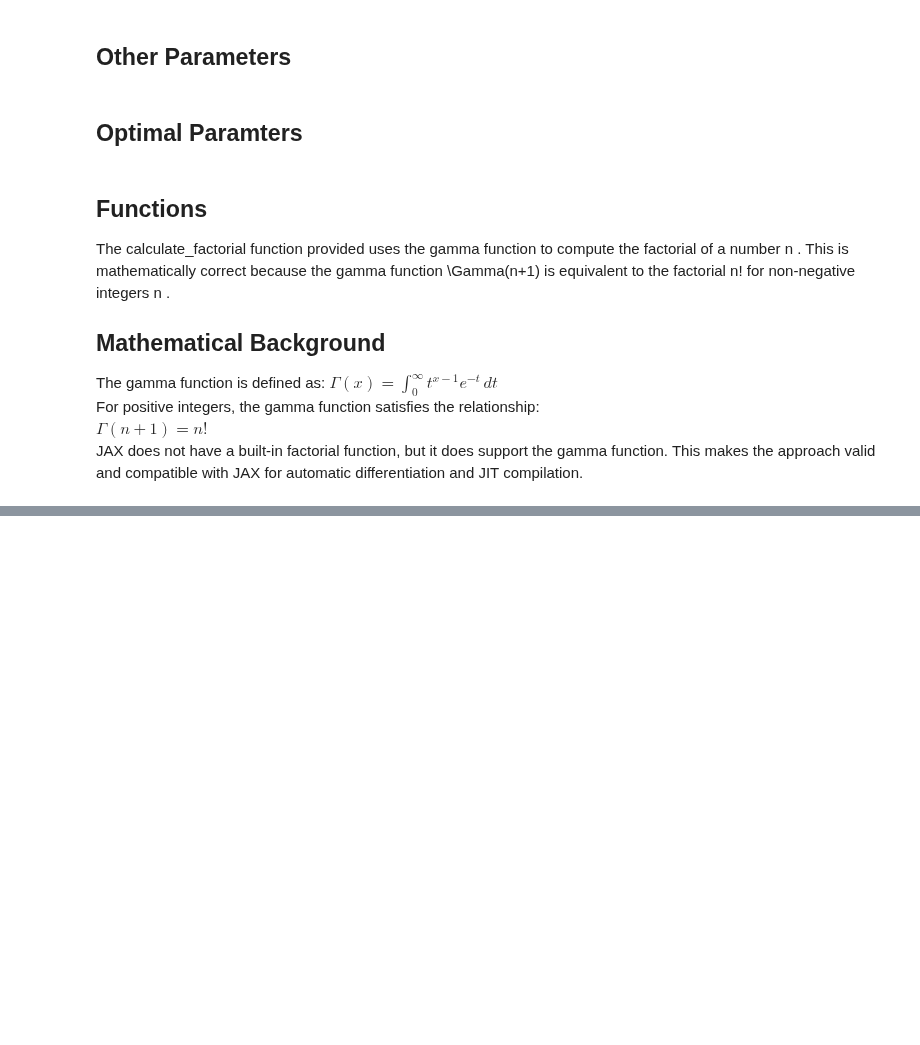
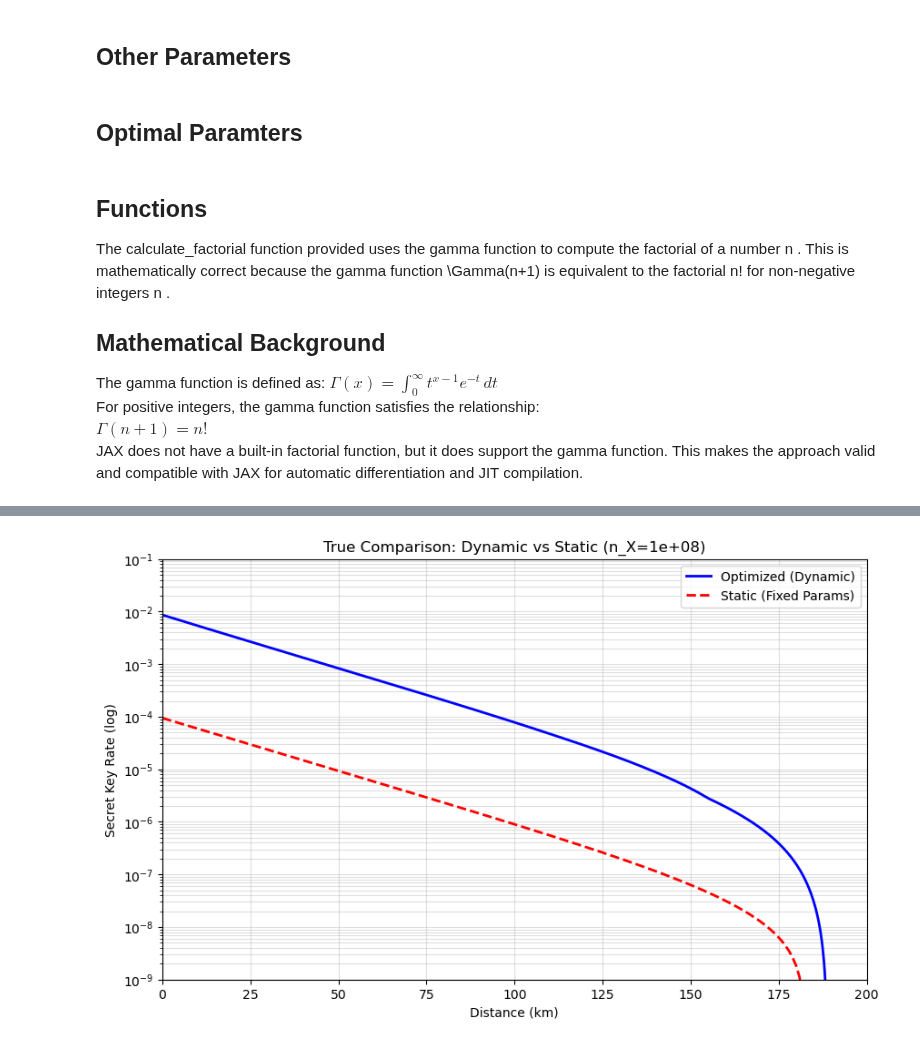
Before and after one commit to alanspace/QKD_KeyRate_Parameter_Optimization, a Jupyter notebook: Optimization/BB84_Parameters_2014_Optimization_Jax_updated.ipynb, the cells around one changed output, grey strips where cells are left out. Saved outputs shown, nothing was run; the diff lists cells and outputs as text; code cells hidden in the pictures; blank space fills up the shorter version.

```diff
--- a/Optimization/BB84_Parameters_2014_Optimization_Jax_updated.ipynb
+++ b/Optimization/BB84_Parameters_2014_Optimization_Jax_updated.ipynb
@@ -888,0 +843,64 @@ plt.show()
+# %%
+import numpy as np
+import matplotlib.pyplot as plt
+import json
+import glob
+import sys
+import os
+from src.qkd.model import calculate_key_rates_and_metrics # <-- Import raw physics function
+
+# --- 1. Load OPTIMIZED Data (Blue Line) ---
+search_path = "../Training_Data/n_X/good/reordered_qkd_grouped_dataset_*.json"
+files = sorted(glob.glob(search_path), reverse=True)
+if files:
+    with open(files[0], 'r') as f:
+        data = json.load(f)
+    target_nx = "100000000.0"
+    if target_nx in data:
+        opt_data = [d for d in data[target_nx] if d['key_rate'] > 0]
+        opt_L = [d['fiber_length'] for d in opt_data]
+        opt_R = [d['key_rate'] for d in opt_data]
+    else:
+        opt_L, opt_R = [], []
+else:
+    opt_L, opt_R = [], []
+
+# --- 2. Calculate STATIC Data (Red Line) ---
+# Parameters
+params_tuple = (0.34479867337905723, 0.19526100517866424, 0.21504895346866, 0.4645950203307233, 0.1)
+n_X = 1e8
+alpha = 0.2
+eta_Bob = 0.1
+P_dc_value = 6e-7
+epsilon_sec = 1e-10
+epsilon_cor = 1e-15
+f_EC = 1.16
+e_mis = 0.01
+P_ap = 0
+n_event = 1
+
+L_values = np.linspace(0, 200, 200)
+static_key_rates = []
+
+for L in L_values:
+    # Call RAW physics function (returns tuple of metrics)
+    metrics = calculate_key_rates_and_metrics(params_tuple, L, n_X, alpha, eta_Bob, P_dc_value, epsilon_sec, epsilon_cor, f_EC, e_mis, P_ap, n_event)
+    rate = float(metrics[0]) # First element is key_rates
+    if rate < 0: rate = 0.0
+    static_key_rates.append(rate)
+
+# --- 3. PLOT OVERLAY ---
+plt.figure(figsize=(10, 6))
+if opt_L: plt.semilogy(opt_L, opt_R, 'b-', linewidth=2, label='Optimized (Dynamic)')
+plt.semilogy(L_values, static_key_rates, 'r--', linewidth=2, label='Static (Fixed Params)')
+
+plt.xlabel('Distance (km)')
+plt.ylabel('Secret Key Rate (log)')
+plt.title(f'True Comparison: Dynamic vs Static (n_X={n_X:.0e})')
+plt.legend()
+plt.grid(True, which="both", ls="-", alpha=0.4)
+plt.xlim(0, 200)
+plt.ylim(1e-9, 1e-1)
+plt.show()
+# %% [output]
+[figure, added]
```
Also changed, not shown: parts of 18 cells of this notebook, 29 other files.
